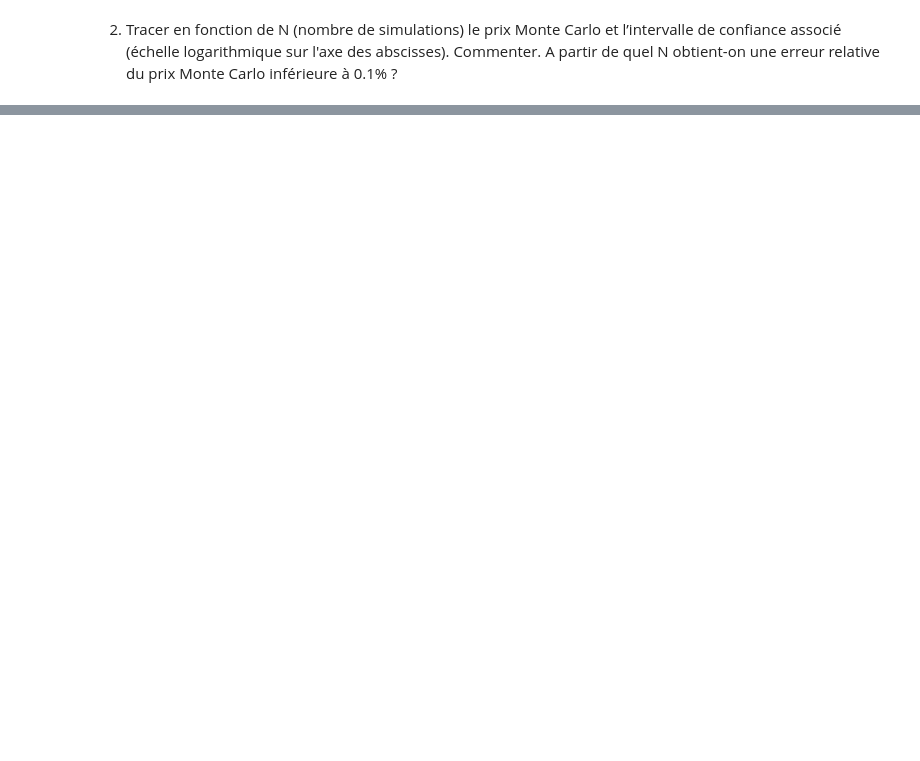
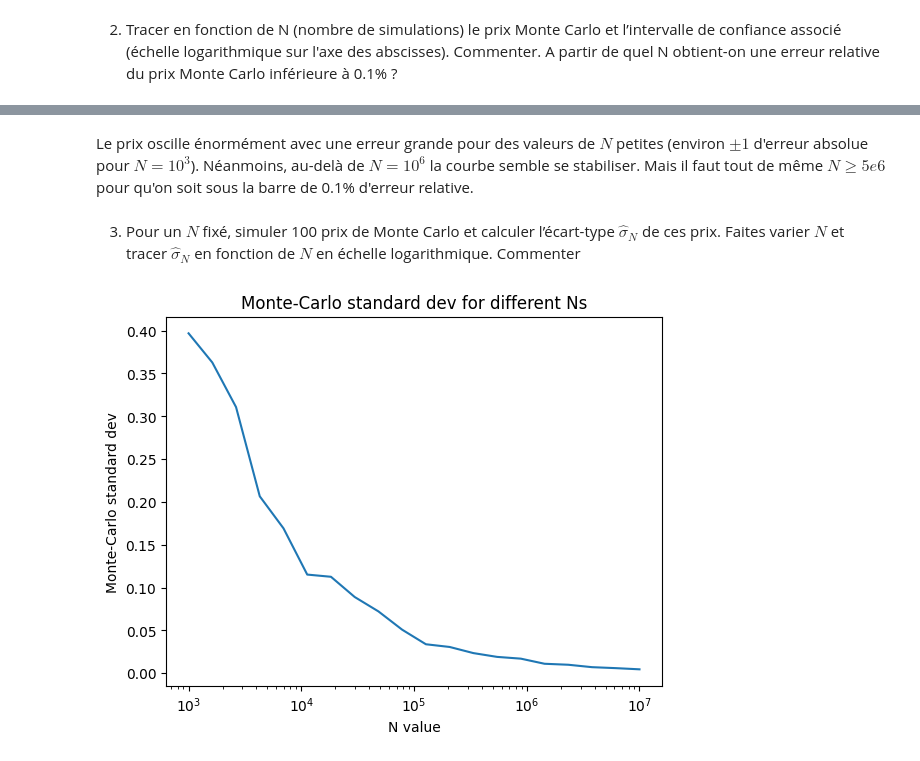
Before and after one commit to kerrianlc/stochastic-proc-fin, a Jupyter notebook: MSF-QI-LC-M.ipynb, the cells around one changed output, grey strips where cells are left out. Saved outputs shown, nothing was run; the diff lists cells and outputs as text; code cells hidden in the pictures; blank space fills up the shorter version.

```diff
--- a/MSF-QI-LC-M.ipynb
+++ b/MSF-QI-LC-M.ipynb
@@ -115,0 +124,16 @@ At N=7934096.665797492, the error is lower than 0.1%
+# %% [markdown]
+Le prix oscille énormément avec une erreur grande pour des valeurs de $N$ petites (environ $\pm 1$ d'erreur absolue pour $N=10^3$). Néanmoins, au-delà de $N=10^6$ la courbe semble se stabiliser. Mais il faut tout de même $N\geq5e6$ pour qu'on soit sous la barre de 0.1% d'erreur relative.
+# %% [markdown]
+3. Pour un $N$ fixé, simuler 100 prix de Monte Carlo et calculer l’écart-type $\hat\sigma_N$ de ces prix.
+Faites varier $N$ et tracer $\hat\sigma_N$ en fonction de $N$ en échelle logarithmique. Commenter
+# %%
+N_range = np.logspace(3, 7, 20)
+stds = [np.std(np.array([monte_carlo_estimator(int(Ni), K, T, S0, r, sigma)[0] for _ in range(100)])) for Ni in N_range]
+plt.plot(N_range, stds)
+plt.xscale("log")
+plt.xlabel("N value")
+plt.ylabel("Monte-Carlo standard dev")
+plt.title("Monte-Carlo standard dev for different Ns")
+plt.show()
+# %% [output]
+[figure, added]
```
Also changed, not shown: parts of 14 cells of this notebook.
